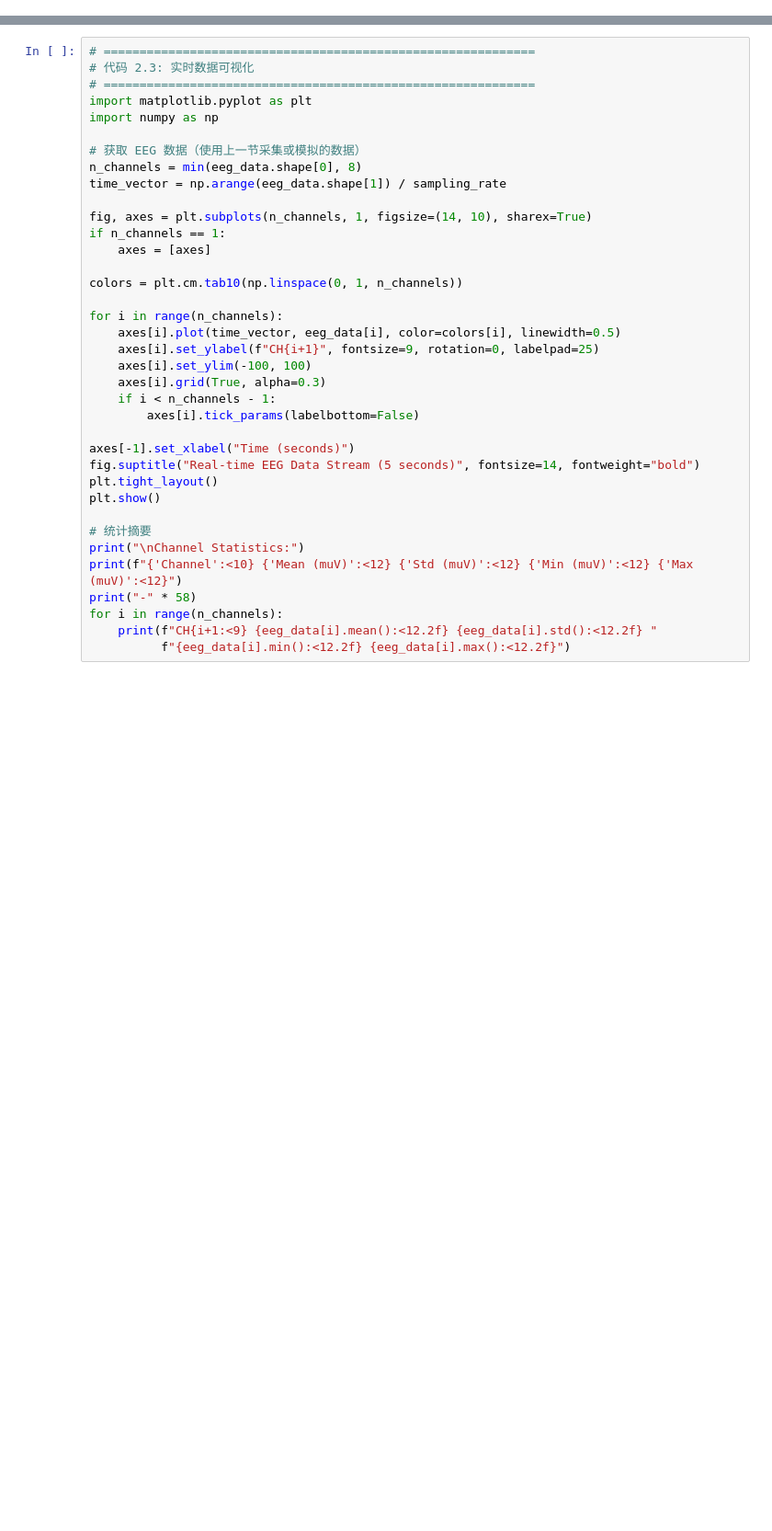
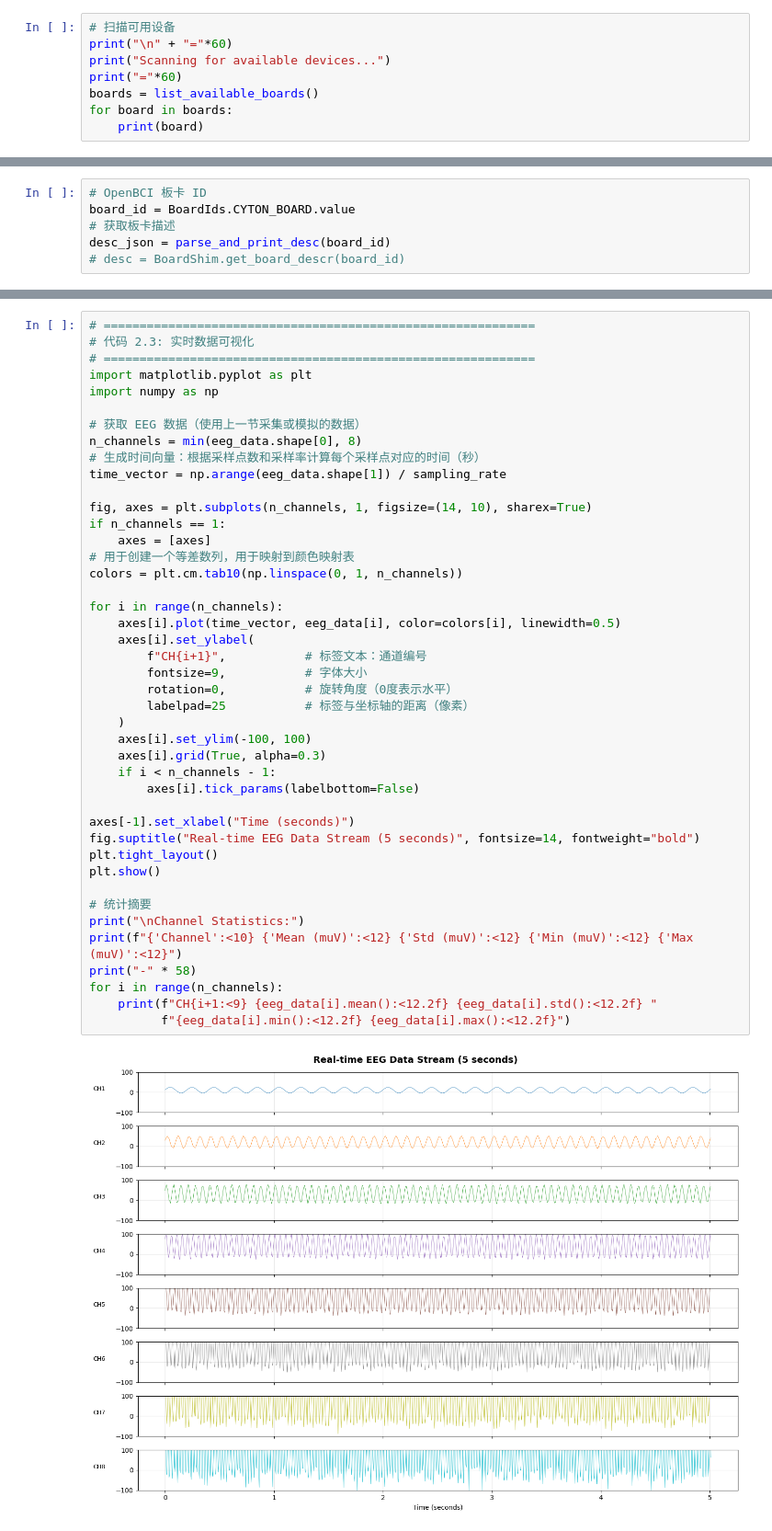
Before and after one commit to usstziyi/openbci-4, a Jupyter notebook: notebooks/unit_02_connection.ipynb, the cells around one changed output, grey strips where cells are left out. Shown at 92% size. Drawn from its saved outputs; the diff is of its cells as text; blank space fills up the shorter version.

Commit message:
feat: 添加板卡描述解析功能并更新依赖
新增 parse_and_print_desc 函数用于解析和打印板卡描述信息
添加 setuptools<82 依赖以避免版本冲突
创建 unit_02_dongle.ipynb 和 unit_02_boardshim.ipynb 说明文档

```diff
--- a/notebooks/unit_02_connection.ipynb
+++ b/notebooks/unit_02_connection.ipynb
@@ -60,0 +83,8 @@ BrainFlow 是 OpenBCI 官方推荐的多平台数据采集 SDK，支持 Python
+# %%
+# 扫描可用设备
+print("\n" + "="*60)
+print("Scanning for available devices...")
+print("="*60)
+boards = list_available_boards()
+for board in boards:
+    print(board)
@@ -60,0 +97,6 @@ BrainFlow 是 OpenBCI 官方推荐的多平台数据采集 SDK，支持 Python
+# %%
+# OpenBCI 板卡 ID
+board_id = BoardIds.CYTON_BOARD.value
+# 获取板卡描述
+desc_json = parse_and_print_desc(board_id)
+# desc = BoardShim.get_board_descr(board_id)
@@ -172,32 +241,40 @@ import matplotlib.pyplot as plt
 import numpy as np
 
 # 获取 EEG 数据（使用上一节采集或模拟的数据）
 n_channels = min(eeg_data.shape[0], 8)
+# 生成时间向量：根据采样点数和采样率计算每个采样点对应的时间（秒）
 time_vector = np.arange(eeg_data.shape[1]) / sampling_rate
 
 fig, axes = plt.subplots(n_channels, 1, figsize=(14, 10), sharex=True)
 if n_channels == 1:
     axes = [axes]
-
+# 用于创建一个等差数列，用于映射到颜色映射表
 colors = plt.cm.tab10(np.linspace(0, 1, n_channels))
 
 for i in range(n_channels):
     axes[i].plot(time_vector, eeg_data[i], color=colors[i], linewidth=0.5)
-    axes[i].set_ylabel(f"CH{i+1}", fontsize=9, rotation=0, labelpad=25)
+    axes[i].set_ylabel(
+        f"CH{i+1}",           # 标签文本：通道编号
+        fontsize=9,           # 字体大小
+        rotation=0,           # 旋转角度（0度表示水平）
+        labelpad=25           # 标签与坐标轴的距离（像素）
+    )
     axes[i].set_ylim(-100, 100)
     axes[i].grid(True, alpha=0.3)
     if i < n_channels - 1:
         axes[i].tick_params(labelbottom=False)
 
 axes[-1].set_xlabel("Time (seconds)")
 fig.suptitle("Real-time EEG Data Stream (5 seconds)", fontsize=14, fontweight="bold")
 plt.tight_layout()
 plt.show()
 
 # 统计摘要
 print("\nChannel Statistics:")
 print(f"{'Channel':<10} {'Mean (muV)':<12} {'Std (muV)':<12} {'Min (muV)':<12} {'Max (muV)':<12}")
 print("-" * 58)
 for i in range(n_channels):
     print(f"CH{i+1:<9} {eeg_data[i].mean():<12.2f} {eeg_data[i].std():<12.2f} "
           f"{eeg_data[i].min():<12.2f} {eeg_data[i].max():<12.2f}")
+# %% [output]
+[figure, added]
```
Also changed, not shown: parts of 9 cells of this notebook, 5 other files.
